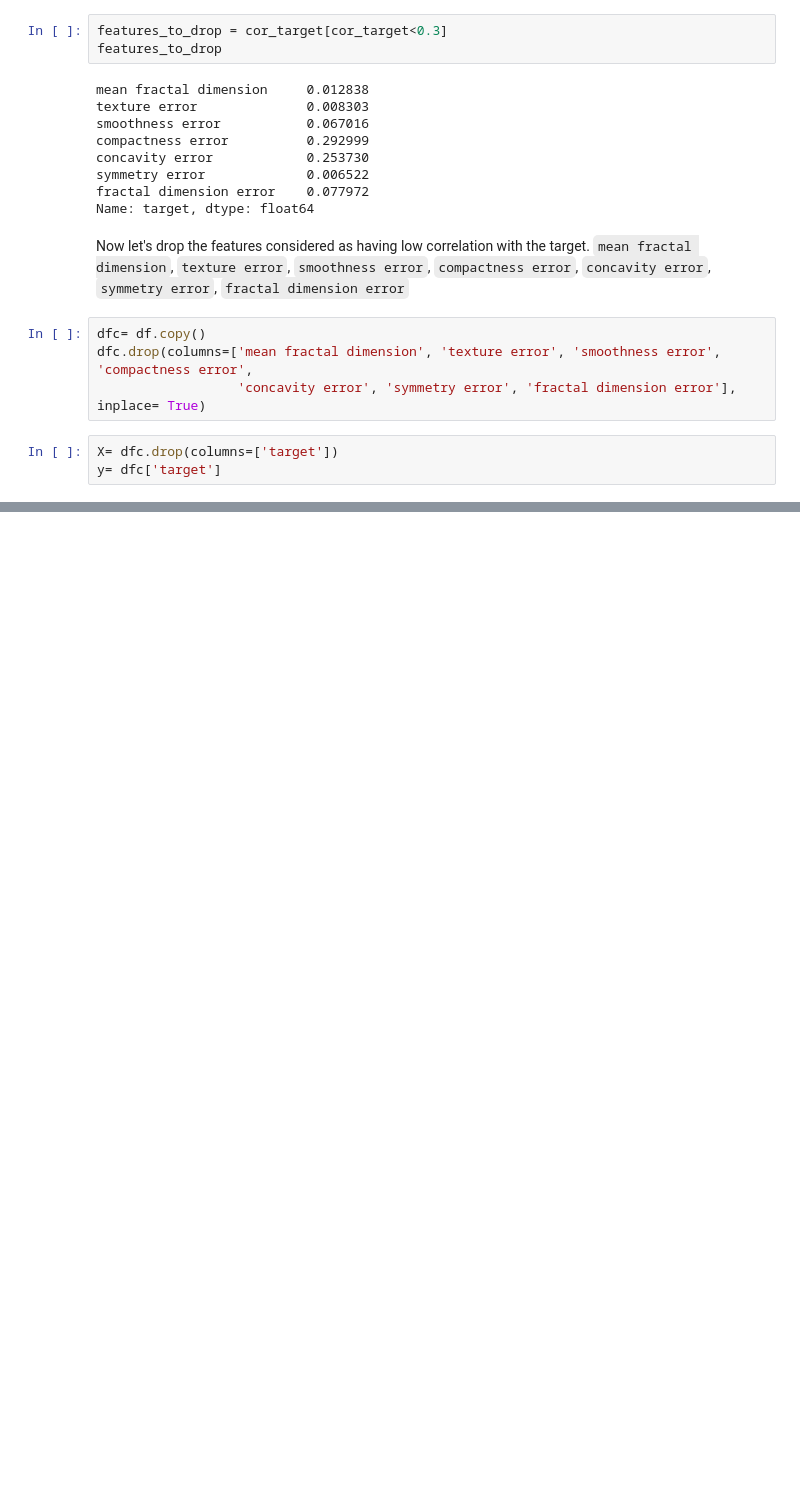
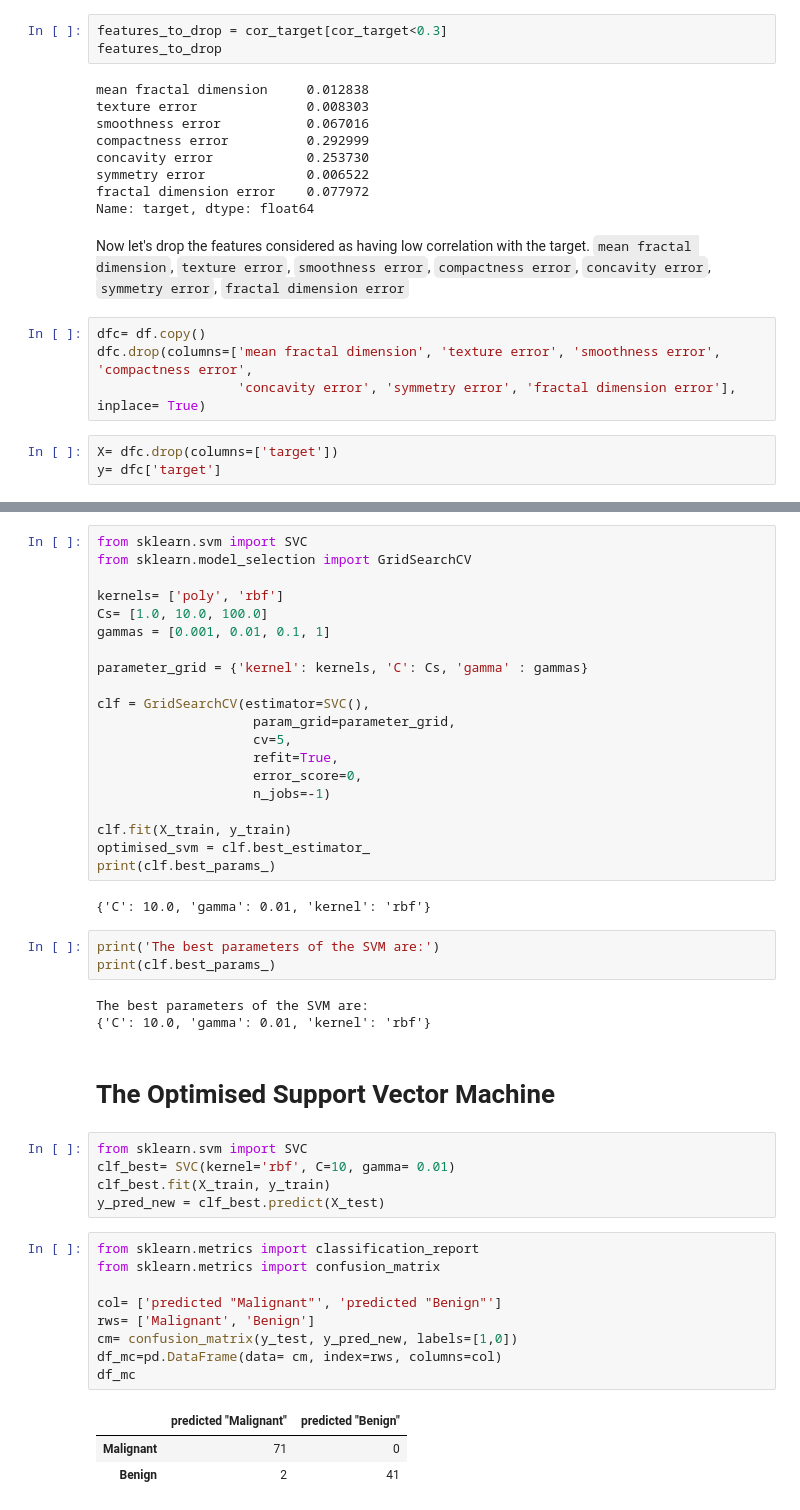
Before and after one commit to hatimnaitlho/ml-projects, a Jupyter notebook: breast_cancer_prediction_using_machine_learning.ipynb, the cells around one changed output, grey strips where cells are left out. Saved outputs shown, nothing was run; the diff lists cells and outputs as text; blank space fills up the shorter version.

```diff
--- a/breast_cancer_prediction_using_machine_learning.ipynb
+++ b/breast_cancer_prediction_using_machine_learning.ipynb
@@ -234,0 +274,48 @@ The `polynomial` and `rbf` kernels give us a recall equal to 1.
+# %%
+from sklearn.svm import SVC
+from sklearn.model_selection import GridSearchCV
+
+kernels= ['poly', 'rbf']
+Cs= [1.0, 10.0, 100.0]
+gammas = [0.001, 0.01, 0.1, 1]
+
+parameter_grid = {'kernel': kernels, 'C': Cs, 'gamma' : gammas}
+
+clf = GridSearchCV(estimator=SVC(),
+                    param_grid=parameter_grid,
+                    cv=5,
+                    refit=True,
+                    error_score=0,
+                    n_jobs=-1)
+
+clf.fit(X_train, y_train)
+optimised_svm = clf.best_estimator_
+print(clf.best_params_)
+# %% [output]
+{'C': 10.0, 'gamma': 0.01, 'kernel': 'rbf'}
+# %%
+print('The best parameters of the SVM are:')
+print(clf.best_params_)
+# %% [output]
+The best parameters of the SVM are:
+{'C': 10.0, 'gamma': 0.01, 'kernel': 'rbf'}
+# %% [markdown]
+# The Optimised Support Vector Machine
+# %%
+from sklearn.svm import SVC
+clf_best= SVC(kernel='rbf', C=10, gamma= 0.01)
+clf_best.fit(X_train, y_train)
+y_pred_new = clf_best.predict(X_test)
+# %%
+from sklearn.metrics import classification_report
+from sklearn.metrics import confusion_matrix
+
+col= ['predicted "Malignant"', 'predicted "Benign"']
+rws= ['Malignant', 'Benign']
+cm= confusion_matrix(y_test, y_pred_new, labels=[1,0])
+df_mc=pd.DataFrame(data= cm, index=rws, columns=col)
+df_mc
+# %% [output]
+|  | predicted "Malignant" | predicted "Benign" |
+| Malignant | 71 | 0 |
+| Benign | 2 | 41 |
```
Also changed, not shown: parts of 23 cells of this notebook.
